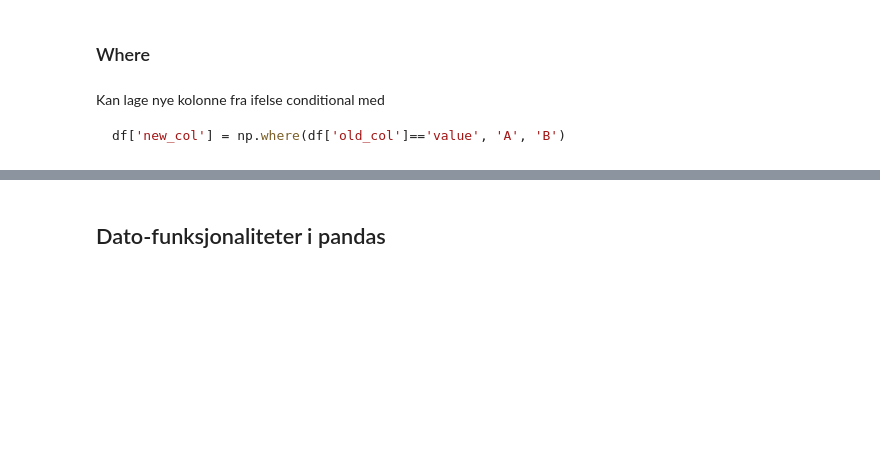
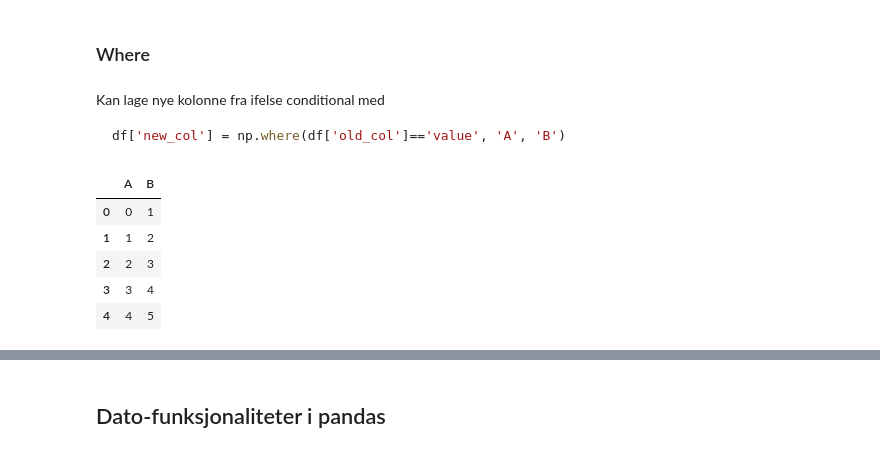
Before and after one commit to SverreFL/notater, a Jupyter notebook: pandas.ipynb, the cells around one changed output, grey strips where cells are left out. Saved outputs shown, nothing was run; the diff lists cells and outputs as text; code cells hidden in the pictures; blank space fills up the shorter version.

````diff
--- a/pandas.ipynb
+++ b/pandas.ipynb
@@ -468,3 +586,12 @@ Kan lage nye kolonne fra ifelse conditional med
 ```python
 df['new_col'] = np.where(df['old_col']=='value', 'A', 'B')
 ```
+# %%
+df.reindex(columns=['A','B'])
+# %% [output]
+|  | A | B |
+| 0 | 0 | 1 |
+| 1 | 1 | 2 |
+| 2 | 2 | 3 |
+| 3 | 3 | 4 |
+| 4 | 4 | 5 |
````
Also changed, not shown: parts of 44 cells of this notebook, 16 other files.
